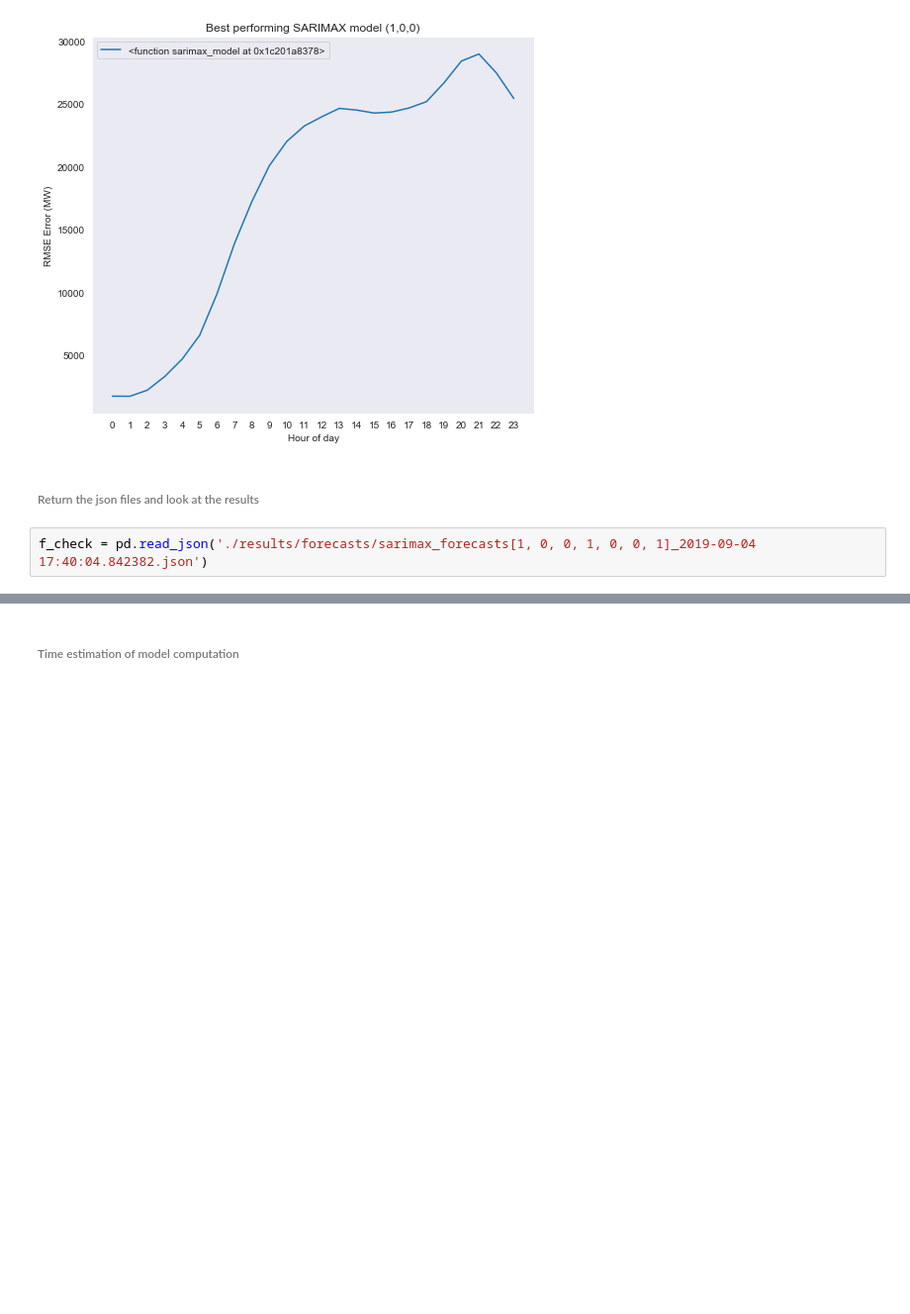
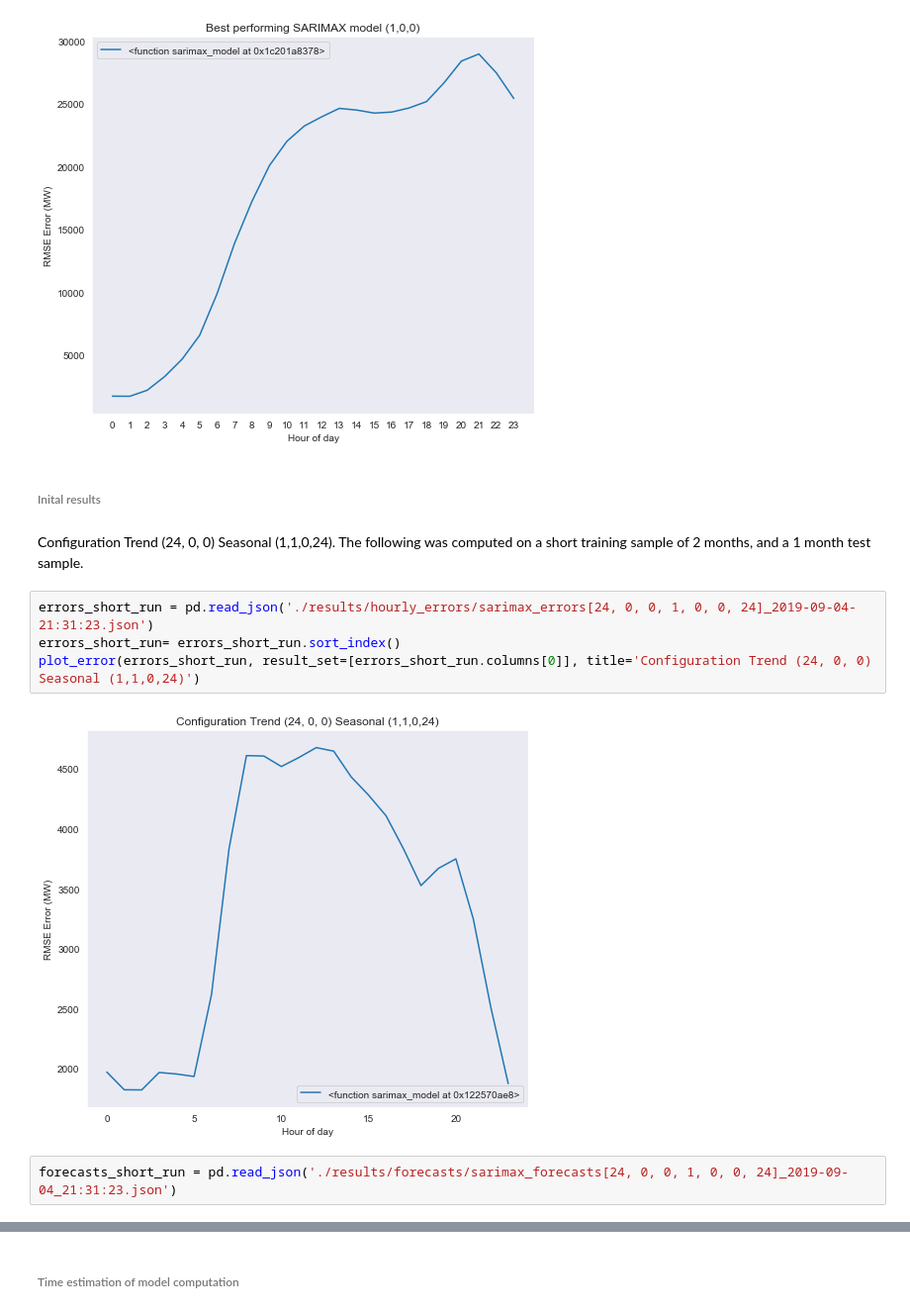
Before and after one commit to kolasniwash/short-term-energy-demand-forecasting, a Jupyter notebook: model_arima.ipynb, the cells around one changed output, grey strips where cells are left out. Shown: that part at 99% size. Saved outputs shown, nothing was run; the diff lists cells and outputs as text; blank space fills up the shorter version.

Commit message:
move to colab for tests

```diff
--- a/model_arima.ipynb
+++ b/model_arima.ipynb
@@ -621,7 +621,15 @@ done
 plot_error(scores[0][2], result_set=[scores[0][2].columns[0]], title='Best performing SARIMAX model (1,0,0)')
 # %% [output]
 [figure]
-# %% [markdown]
-###### Return the json files and look at the results
+# %% [markdown]
+###### Inital results
+# %% [markdown]
+Configuration Trend (24, 0, 0) Seasonal (1,1,0,24). The following was computed on a short training sample of 2 months, and a 1 month test sample.
+# %%
+errors_short_run = pd.read_json('./results/hourly_errors/sarimax_errors[24, 0, 0, 1, 0, 0, 24]_2019-09-04-21:31:23.json')
+errors_short_run= errors_short_run.sort_index()
+plot_error(errors_short_run, result_set=[errors_short_run.columns[0]], title='Configuration Trend (24, 0, 0) Seasonal (1,1,0,24)')
+# %% [output]
+[figure, added]
 # %%
-f_check = pd.read_json('./results/forecasts/sarimax_forecasts[1, 0, 0, 1, 0, 0, 1]_2019-09-04 17:40:04.842382.json')
+forecasts_short_run = pd.read_json('./results/forecasts/sarimax_forecasts[24, 0, 0, 1, 0, 0, 24]_2019-09-04_21:31:23.json')
```
Also changed, not shown: parts of 6 cells of this notebook, 10 other files.
